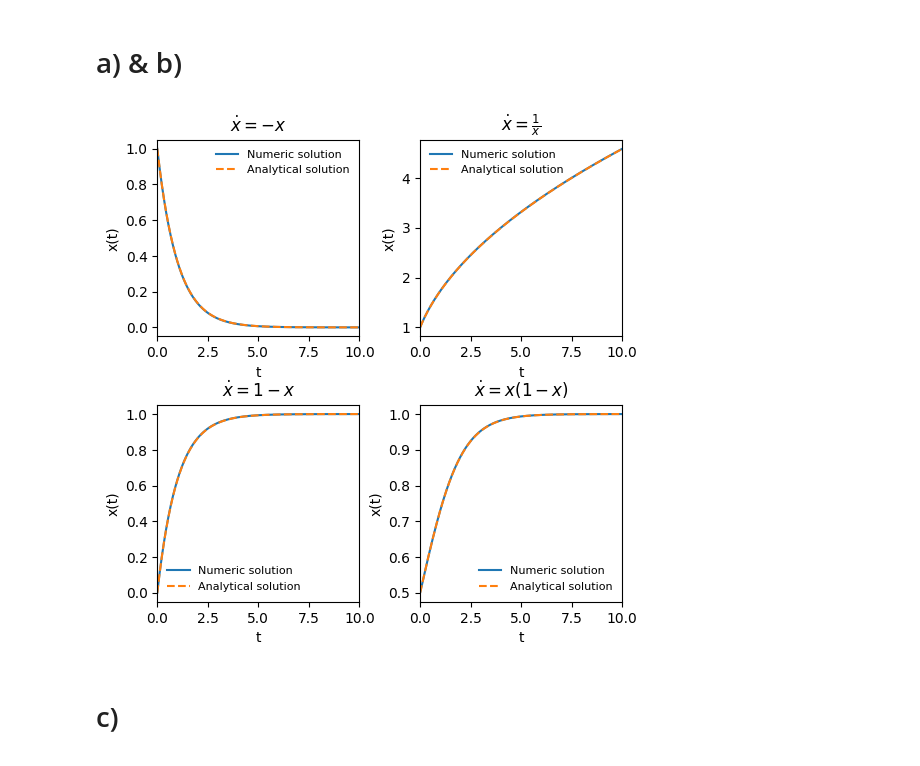
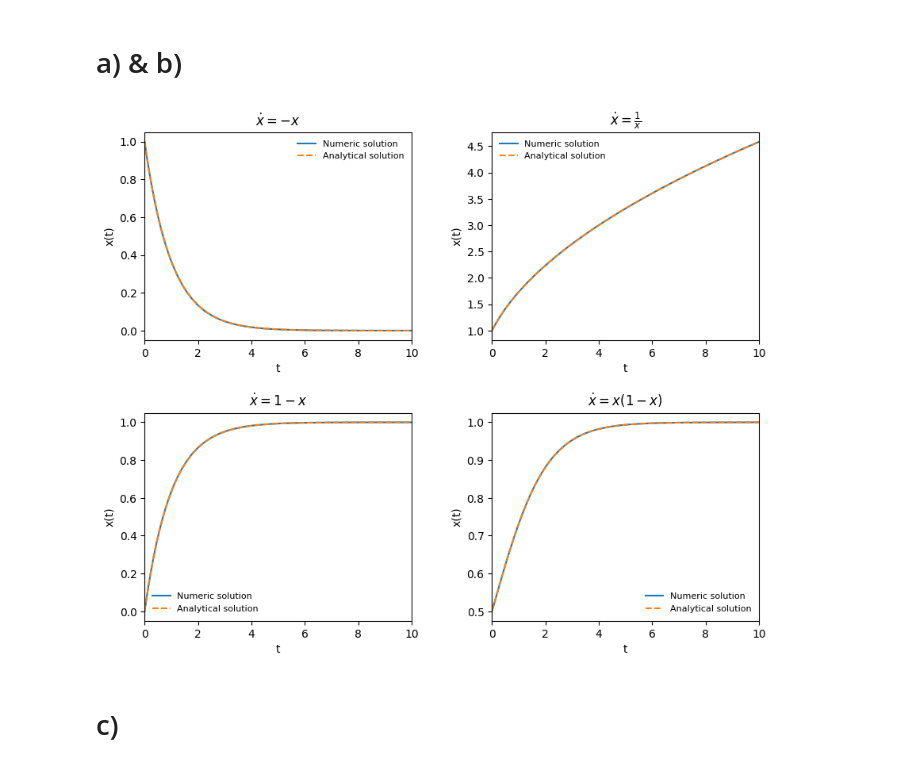
Before and after one commit to janovovo/MNS_CP_Part2, a Jupyter notebook: CP4_Jano.ipynb, the cells around one changed output. Cells and saved outputs as stored; diff of their text form; code cells hidden in the pictures.

Commit message:
solutions for CP4

```diff
--- a/CP4_Jano.ipynb
+++ b/CP4_Jano.ipynb
@@ -63,32 +63,23 @@ for func, ic in zip([func1, func2, func3, func4], [1, 1, 0, 1/2]):
     times.append(np.array(ts))
     numeric_solutions.append(x_t)
 # %%
-fig, ((ax1, ax2), (ax3, ax4)) = plt.subplots(2, 2, figsize=(6, 6))
+titles = ["$\\dot{x} = -x$", "$\\dot{x} = \\frac{1}{x}$", "$\\dot{x} = 1-x$", "$\\dot{x} = x(1-x)$"]
+
+fig, ((ax1, ax2), (ax3, ax4)) = plt.subplots(2, 2, figsize=(10, 8))
 plt.subplots_adjust(hspace=0.35, wspace=0.3)
 
-ax1.plot(times[0], numeric_solutions[0], label="Numeric solution")
-ax1.plot(times[0], sol_1(times[0]), linestyle="--", label="Analytical solution")
-ax1.set_title("$\\dot{x} = -x$")
+for i, (ax, sol) in enumerate(zip([ax1, ax2, ax3, ax4], solutions)):
 
-ax2.plot(times[1], numeric_solutions[1], label="Numeric solution")
-ax2.plot(times[1], sol_2(times[1]), linestyle="--", label="Analytical solution")
-ax2.set_title("$\\dot{x} = \\frac{1}{x}$")
+    ax.plot(times[i], numeric_solutions[i], label="Numeric solution")
+    ax.plot(times[i], solutions[i](times[i]), linestyle="--", label="Analytical solution")
+    ax.set_title(titles[i])
 
-ax3.plot(times[2], numeric_solutions[2], label="Numeric solution")
-ax3.plot(times[2], sol_3(times[2]), linestyle="--", label="Analytical solution")
-ax3.set_title("$\\dot{x} = 1-x$")
-
-ax4.plot(times[3], numeric_solutions[3], label="Numeric solution")
-ax4.plot(times[3], sol_4(times[3]), linestyle="--", label="Analytical solution")
-ax4.set_title("$\\dot{x} = x(1-x)$")
-
-for ax in [ax1, ax2, ax3, ax4]:
     ax.set_xlim([0, 10])
     ax.set_xlabel("t")
     ax.set_ylabel("x(t)")
     ax.legend(fontsize=8, loc="best", frameon=False)
 # %% [output]
-[figure, old version]
+[figure, new version]
 # %% [markdown]
 # c)
 # %%
```
